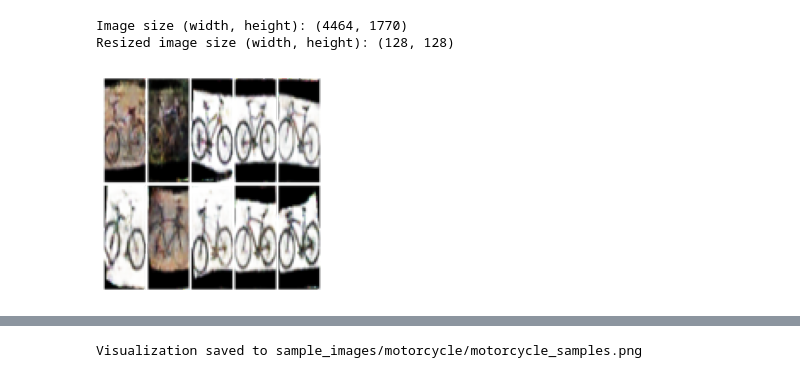
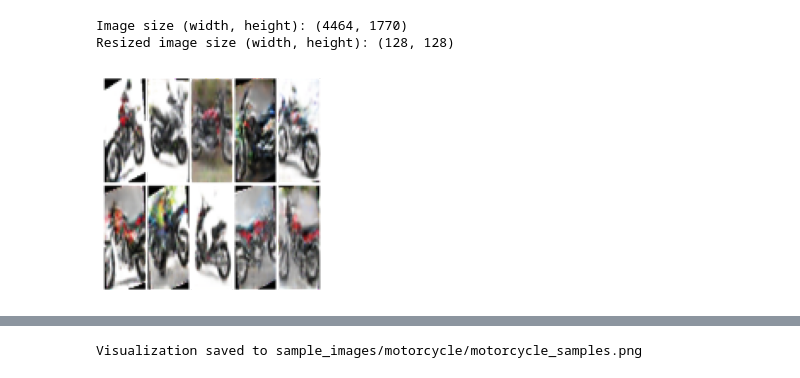
Before and after one commit to djftk/captcha_vG, a Jupyter notebook: Make_imgSet.ipynb, the cells around one changed output, grey strips where cells are left out. Saved outputs shown, nothing was run; the diff lists cells and outputs as text; code cells hidden in the pictures.

```diff
--- a/Make_imgSet.ipynb
+++ b/Make_imgSet.ipynb
@@ -1,27 +1,27 @@
 # %%
 import matplotlib.pyplot as plt
 from PIL import Image
 import os
 import random
 
-path = 'sample_images/bicycle/bicycle_samples_1.png'
+path = 'sample_images_test/val/motorcycle/motorcycle_samples_4.png'
 test_image = Image.open(path)
 test_image_resized = test_image.resize((128, 128))  # Resize to 128x128
 # Print the image size (width, height)
 print("Image size (width, height):", test_image.size)
 print("Resized image size (width, height):", test_image_resized.size)
 
 # Optionally, display the image
 plt.imshow(test_image_resized)
 plt.axis('off')  # Turn off axis labels
 plt.show()
 
 #airplane Image size (width, height): (4464, 1770) -> (128,128)
 #bicycle Image size (width, height): (4464, 1770) -> (128,128)
 # %% [output]
 Image size (width, height): (4464, 1770)
 Resized image size (width, height): (128, 128)
-[figure, old version]
+[figure, new version]
 # %%
 def combine_images_in_class(path, class_name, num_samples=10, cols=5, save_path="sample_images", num_files=10):
     # 클래스별 이미지 경로
```
Also changed, not shown: 2 other files.
